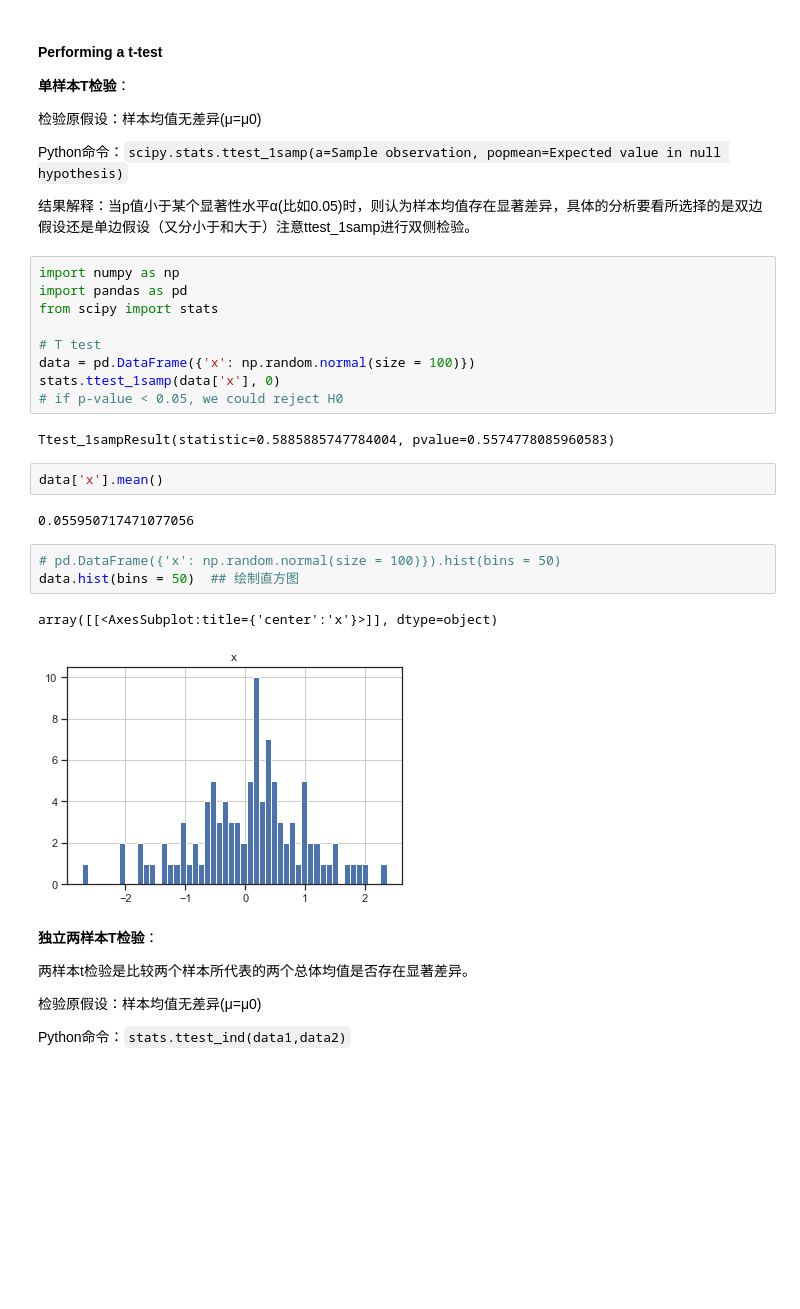
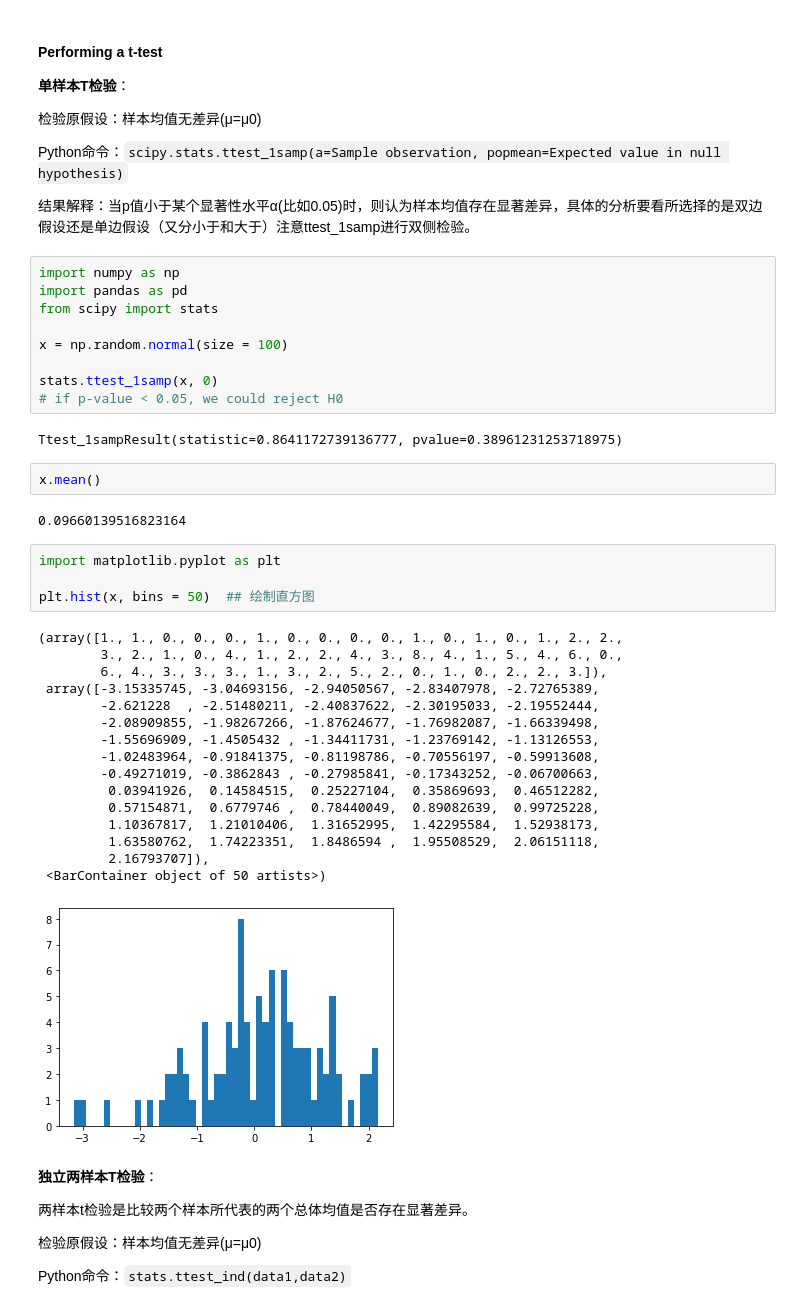
Before and after one commit to superMC5657/jrxy_python_course, a Jupyter notebook: ProgramSession/statistics_learn.ipynb, the cells around one changed output. Drawn from its saved outputs; the diff is of its cells as text; blank space fills up the shorter version.

```diff
--- a/ProgramSession/statistics_learn.ipynb
+++ b/ProgramSession/statistics_learn.ipynb
@@ -136,22 +122,37 @@ import numpy as np
 import pandas as pd
 from scipy import stats
 
-# T test
-data = pd.DataFrame({'x': np.random.normal(size = 100)})
-stats.ttest_1samp(data['x'], 0)
+x = np.random.normal(size = 100)
+
+stats.ttest_1samp(x, 0)
 # if p-value < 0.05, we could reject H0
 # %% [output]
-Ttest_1sampResult(statistic=0.5885885747784004, pvalue=0.5574778085960583)
+Ttest_1sampResult(statistic=0.8641172739136777, pvalue=0.38961231253718975)
-# %%
-data['x'].mean()
-# %% [output]
-0.055950717471077056
-# %%
-# pd.DataFrame({'x': np.random.normal(size = 100)}).hist(bins = 50)
-data.hist(bins = 50)  ## 绘制直方图
-# %% [output]
-array([[<AxesSubplot:title={'center':'x'}>]], dtype=object)
-[figure, removed]
+# %%
+x.mean()
+# %% [output]
+0.09660139516823164
+# %%
+import matplotlib.pyplot as plt
+
+plt.hist(x, bins = 50)  ## 绘制直方图
+# %% [output]
+(array([1., 1., 0., 0., 0., 1., 0., 0., 0., 0., 1., 0., 1., 0., 1., 2., 2.,
+        3., 2., 1., 0., 4., 1., 2., 2., 4., 3., 8., 4., 1., 5., 4., 6., 0.,
+        6., 4., 3., 3., 3., 1., 3., 2., 5., 2., 0., 1., 0., 2., 2., 3.]),
+ array([-3.15335745, -3.04693156, -2.94050567, -2.83407978, -2.72765389,
+        -2.621228  , -2.51480211, -2.40837622, -2.30195033, -2.19552444,
+        -2.08909855, -1.98267266, -1.87624677, -1.76982087, -1.66339498,
+        -1.55696909, -1.4505432 , -1.34411731, -1.23769142, -1.13126553,
+        -1.02483964, -0.91841375, -0.81198786, -0.70556197, -0.59913608,
+        -0.49271019, -0.3862843 , -0.27985841, -0.17343252, -0.06700663,
+         0.03941926,  0.14584515,  0.25227104,  0.35869693,  0.46512282,
+         0.57154871,  0.6779746 ,  0.78440049,  0.89082639,  0.99725228,
+         1.10367817,  1.21010406,  1.31652995,  1.42295584,  1.52938173,
+         1.63580762,  1.74223351,  1.8486594 ,  1.95508529,  2.06151118,
+         2.16793707]),
+ <BarContainer object of 50 artists>)
+[figure, added]
 # %% [markdown]
 **独立两样本T检验**：
 
```
Also changed, not shown: parts of 27 cells of this notebook.
